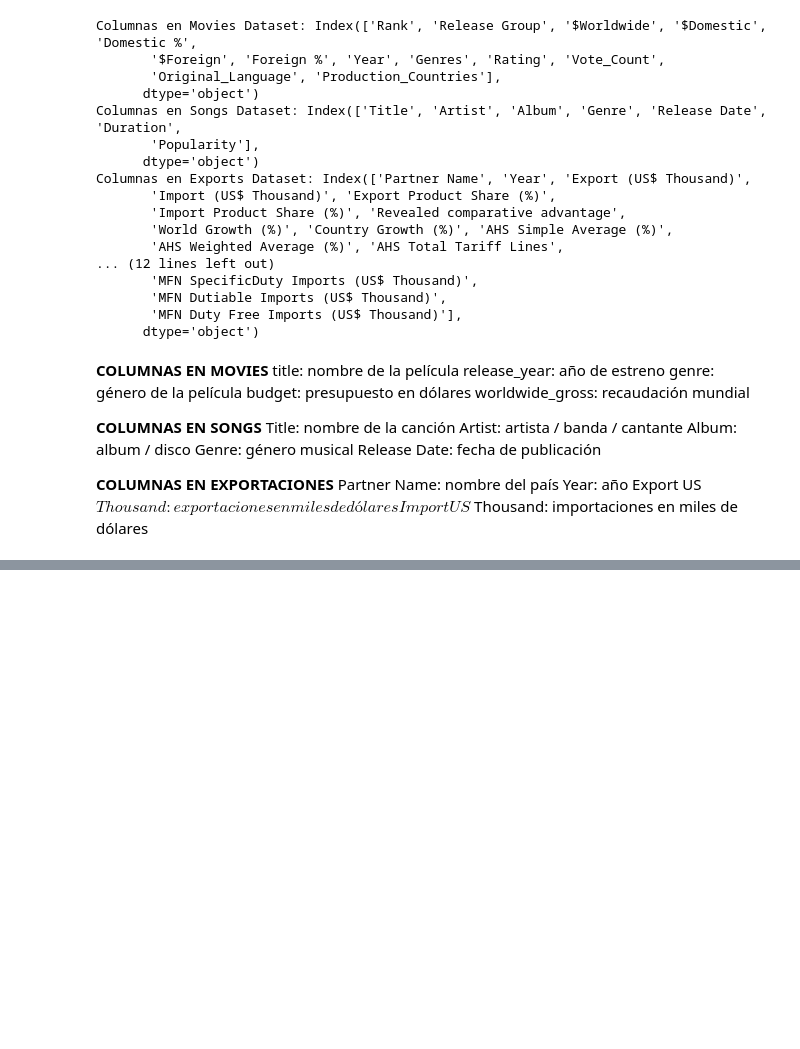
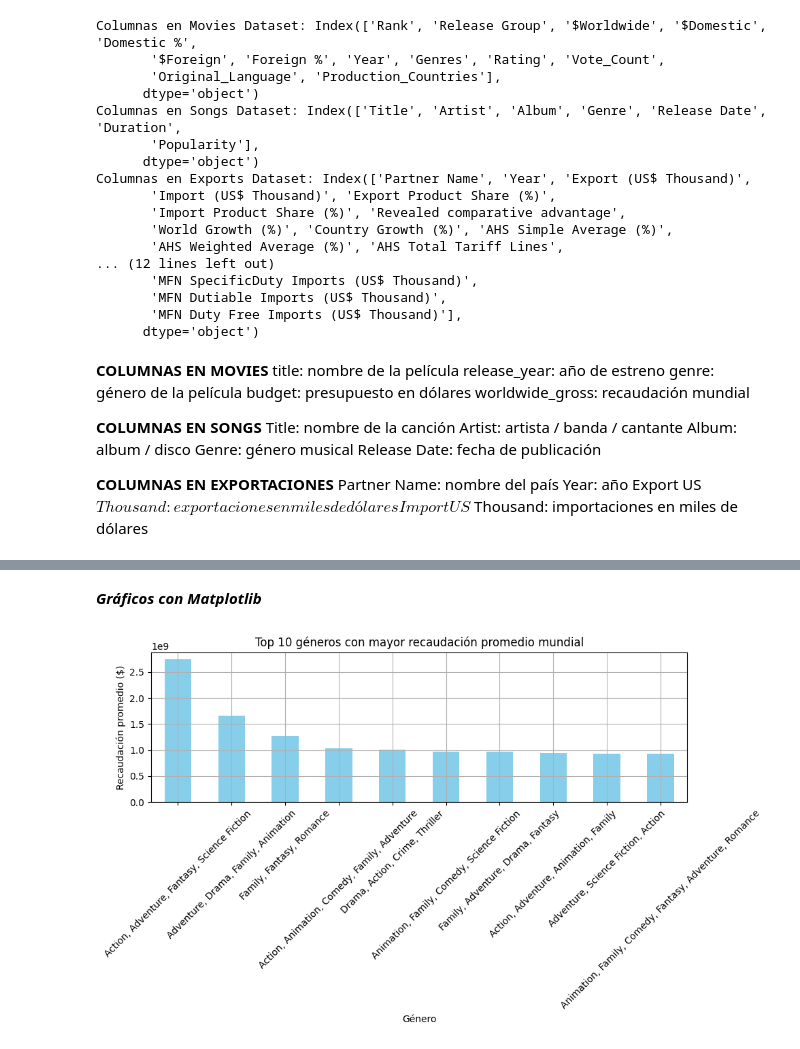
Before and after one commit to gugui-python/movies-box-office-dataset, a Jupyter notebook: datasets+perello.ipynb, the cells around one changed output, grey strips where cells are left out. Saved outputs shown, nothing was run; the diff lists cells and outputs as text; code cells hidden in the pictures; blank space fills up the shorter version.

```diff
--- a/datasets+perello.ipynb
+++ b/datasets+perello.ipynb
@@ -90,0 +95,11 @@ Import US$ Thousand: importaciones en miles de dólares
+# %%
+import pandas as pd
+
+# URL del archivo RAW desde tu GitHub
+url_movies = "https://raw.githubusercontent.com/gugui-python/movies-box-office-dataset/main/enhanced_box_office_data(2000-2024)u.csv"
+
+# Cargar el dataset de películas
+df_movies = pd.read_csv(url_movies)
+
+# Verificar las primeras filas
+df_movies.head()
@@ -90,0 +113,19 @@ Import US$ Thousand: importaciones en miles de dólares
+# %% [markdown]
+ ***Gráficos con Matplotlib***
+# %%
+import matplotlib.pyplot as plt
+
+# Agrupamos por género y calculamos la recaudación promedio
+genre_group = df_movies.groupby('Genres')['$Worldwide'].mean().sort_values(ascending=False).head(10)
+
+# Creamos el gráfico
+plt.figure(figsize=(10,6))
+genre_group.plot(kind='bar', color='skyblue', grid=True)
+plt.title('Top 10 géneros con mayor recaudación promedio mundial')
+plt.ylabel('Recaudación promedio ($)')
+plt.xlabel('Género')
+plt.xticks(rotation=45)
+plt.tight_layout()
+plt.show()
+# %% [output]
+[figure, added]
```
Also changed, not shown: parts of 18 cells of this notebook.
